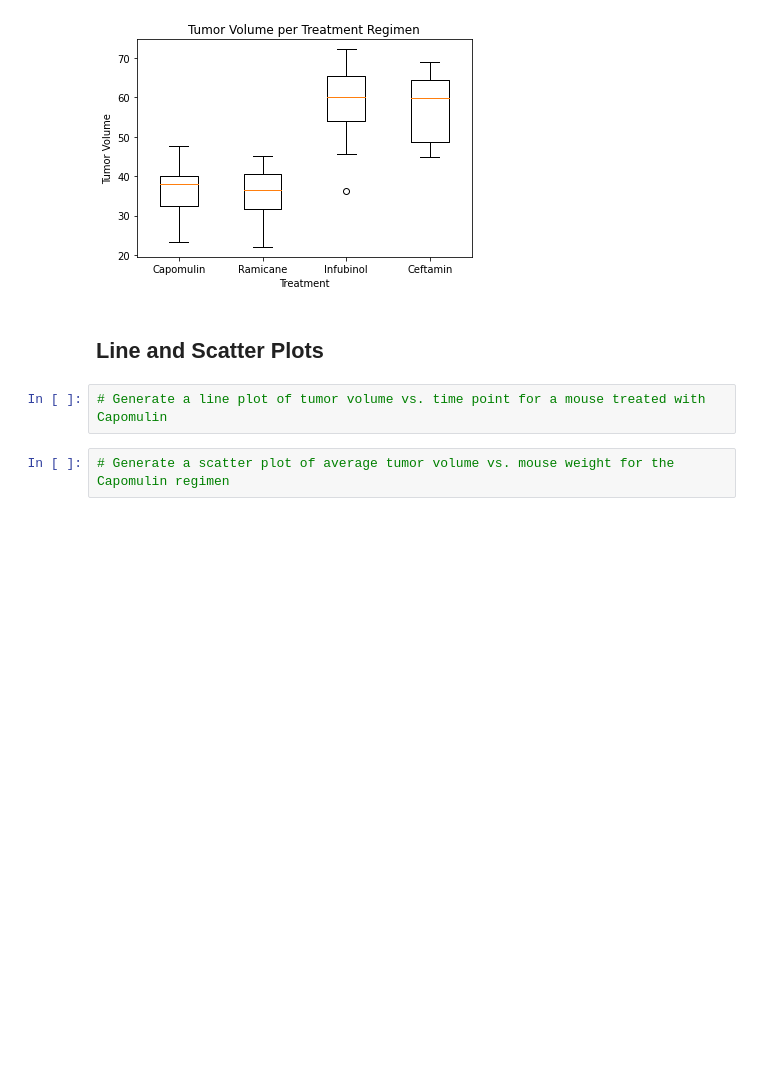
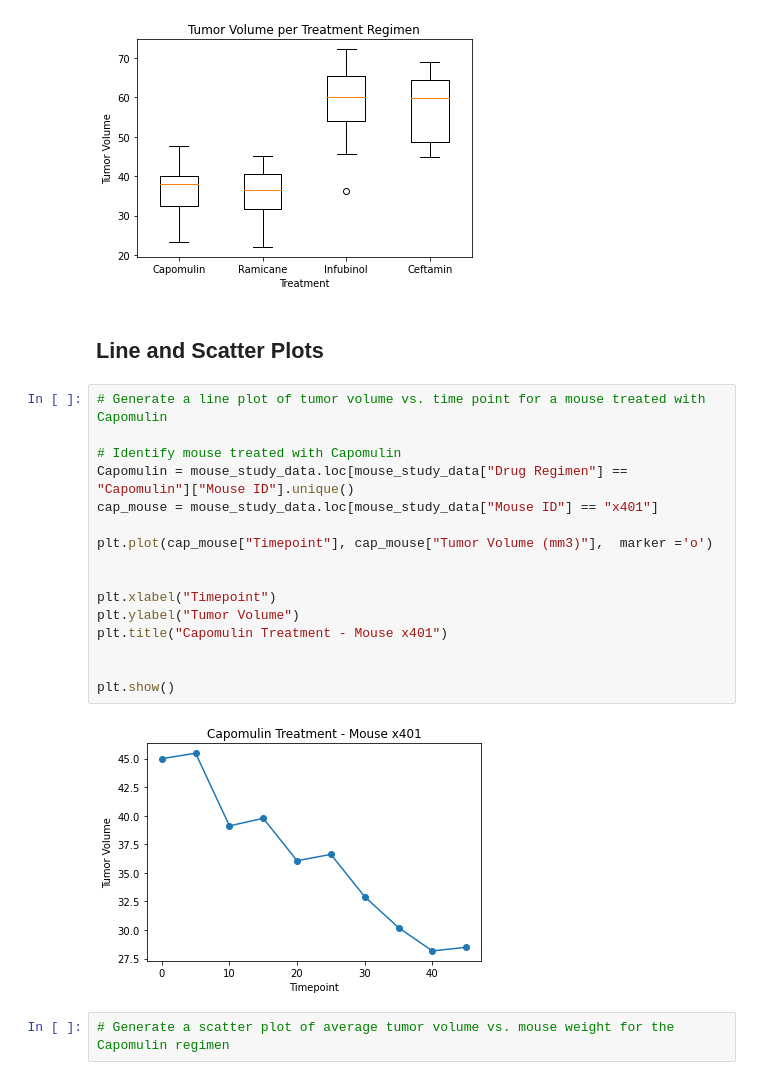
Before and after one commit to thallegacy/matplotlib-challenge, a Jupyter notebook: pymaceuticals_LR.ipynb, the cells around one changed output. Cells and saved outputs as stored; diff of their text form; blank space fills up the shorter version.

Commit message:
line plot of tumor vol and timepoint

```diff
--- a/pymaceuticals_LR.ipynb
+++ b/pymaceuticals_LR.ipynb
@@ -272,8 +272,24 @@ plt.show()
 [figure]
 # %% [markdown]
 ## Line and Scatter Plots
-# %%
-# Generate a line plot of tumor volume vs. time point for a mouse treated with Capomulin
+# %%
+# Generate a line plot of tumor volume vs. time point for a mouse treated with Capomulin
+
+# Identify mouse treated with Capomulin
+Capomulin = mouse_study_data.loc[mouse_study_data["Drug Regimen"] == "Capomulin"]["Mouse ID"].unique()
+cap_mouse = mouse_study_data.loc[mouse_study_data["Mouse ID"] == "x401"]
+
+plt.plot(cap_mouse["Timepoint"], cap_mouse["Tumor Volume (mm3)"],  marker ='o')
+
+
+plt.xlabel("Timepoint")
+plt.ylabel("Tumor Volume")
+plt.title("Capomulin Treatment - Mouse x401")
+
+
+plt.show()
+# %% [output]
+[figure, added]
 # %%
 # Generate a scatter plot of average tumor volume vs. mouse weight for the Capomulin regimen
 # %% [markdown]
```
Also changed, not shown: parts of 2 cells of this notebook.
